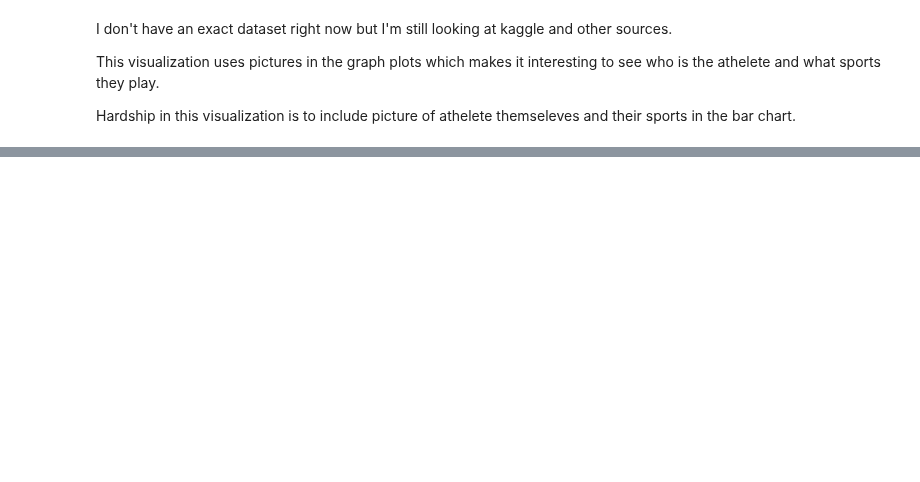
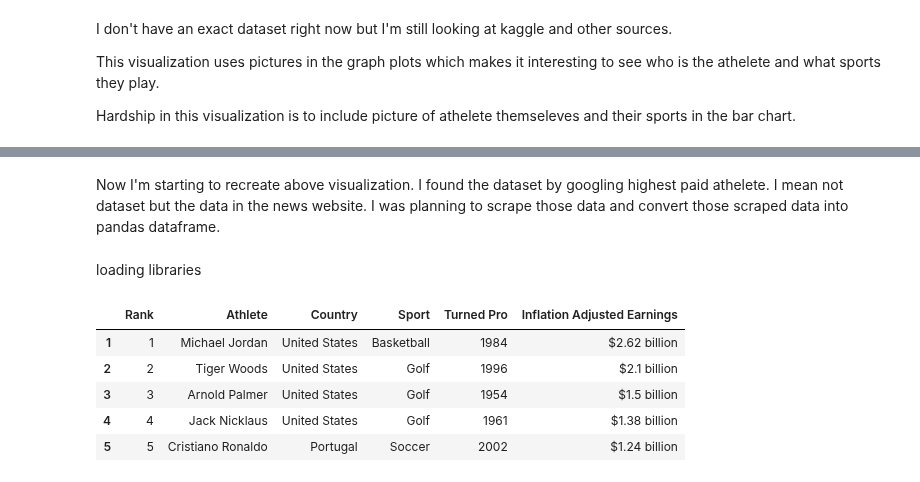
Before and after one commit to aayushbhurtel/Data_Visualization, a Jupyter notebook: Recreating_masters_proposal.ipynb, the cells around one changed output, grey strips where cells are left out. Saved outputs shown, nothing was run; the diff lists cells and outputs as text; code cells hidden in the pictures; blank space fills up the shorter version.

```diff
--- a/Recreating_masters_proposal.ipynb
+++ b/Recreating_masters_proposal.ipynb
@@ -20,0 +23,4 @@ Hardship in this visualization is to include picture of athelete themseleves and
+# %% [markdown]
+Now I'm starting to recreate above visualization. I found the dataset by googling highest paid athelete. I mean not dataset but the data in the news website. I was planning to scrape those data and convert those scraped data into pandas dataframe.
+# %% [markdown]
+loading libraries
@@ -20,0 +32,4 @@ Hardship in this visualization is to include picture of athelete themseleves and
+# %%
+raw_data = requests.get('https://www.sportingnews.com/us/nba/news/highest-paid-athletes-of-all-time-michael-jordan-leads-star-studded-top-25-list/111wewzd2j0gq1a5hddn1cqgkx')
+contents = raw_data.text
+soup = BeautifulSoup(contents,"lxml")
@@ -20,0 +40,11 @@ Hardship in this visualization is to include picture of athelete themseleves and
+# %%
+df.columns = df.iloc[0]
+df = df[1:]
+df.head()
+# %% [output]
+|  | Rank | Athlete | Country | Sport | Turned Pro | Inflation Adjusted Earnings |
+| 1 | 1 | Michael Jordan | United States | Basketball | 1984 | $2.62 billion |
+| 2 | 2 | Tiger Woods | United States | Golf | 1996 | $2.1 billion |
+| 3 | 3 | Arnold Palmer | United States | Golf | 1954 | $1.5 billion |
+| 4 | 4 | Jack Nicklaus | United States | Golf | 1961 | $1.38 billion |
+| 5 | 5 | Cristiano Ronaldo | Portugal | Soccer | 2002 | $1.24 billion |
```
Also changed, not shown: parts of 9 cells of this notebook.
